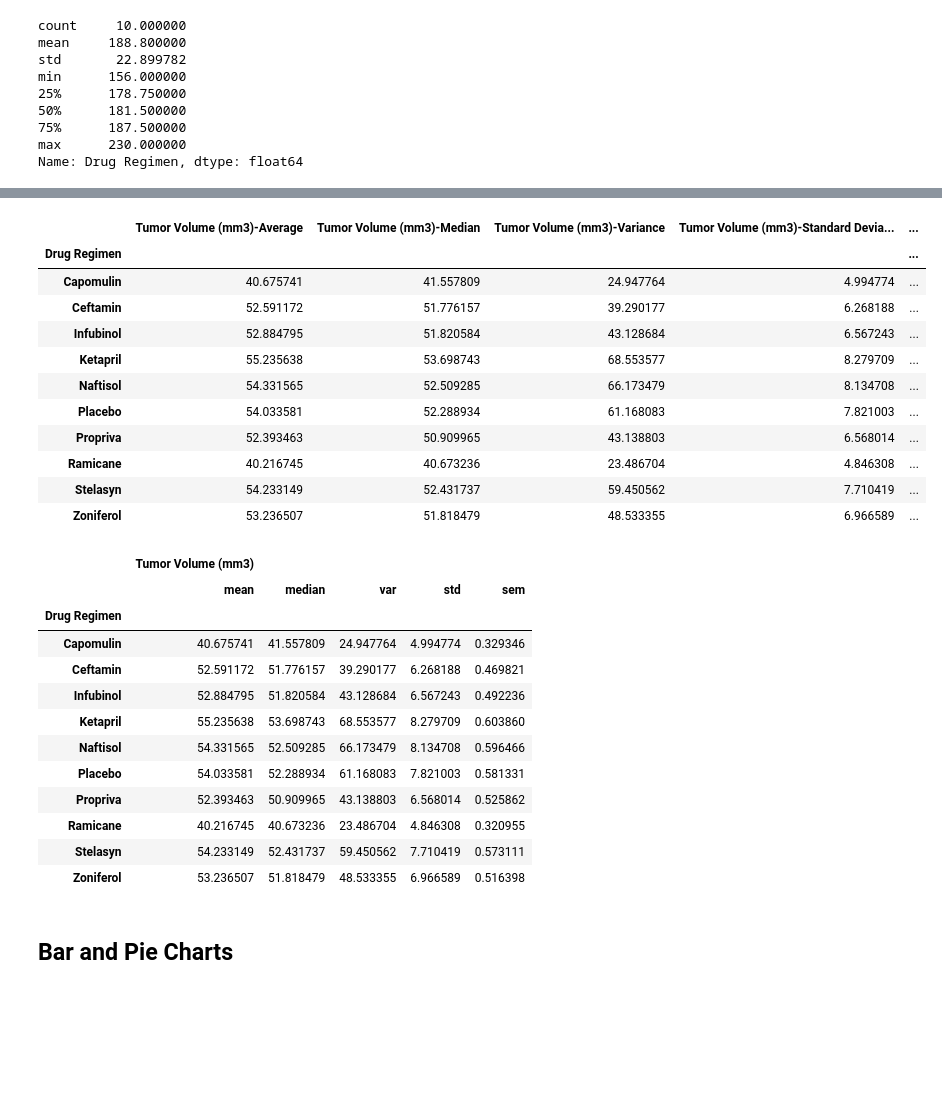
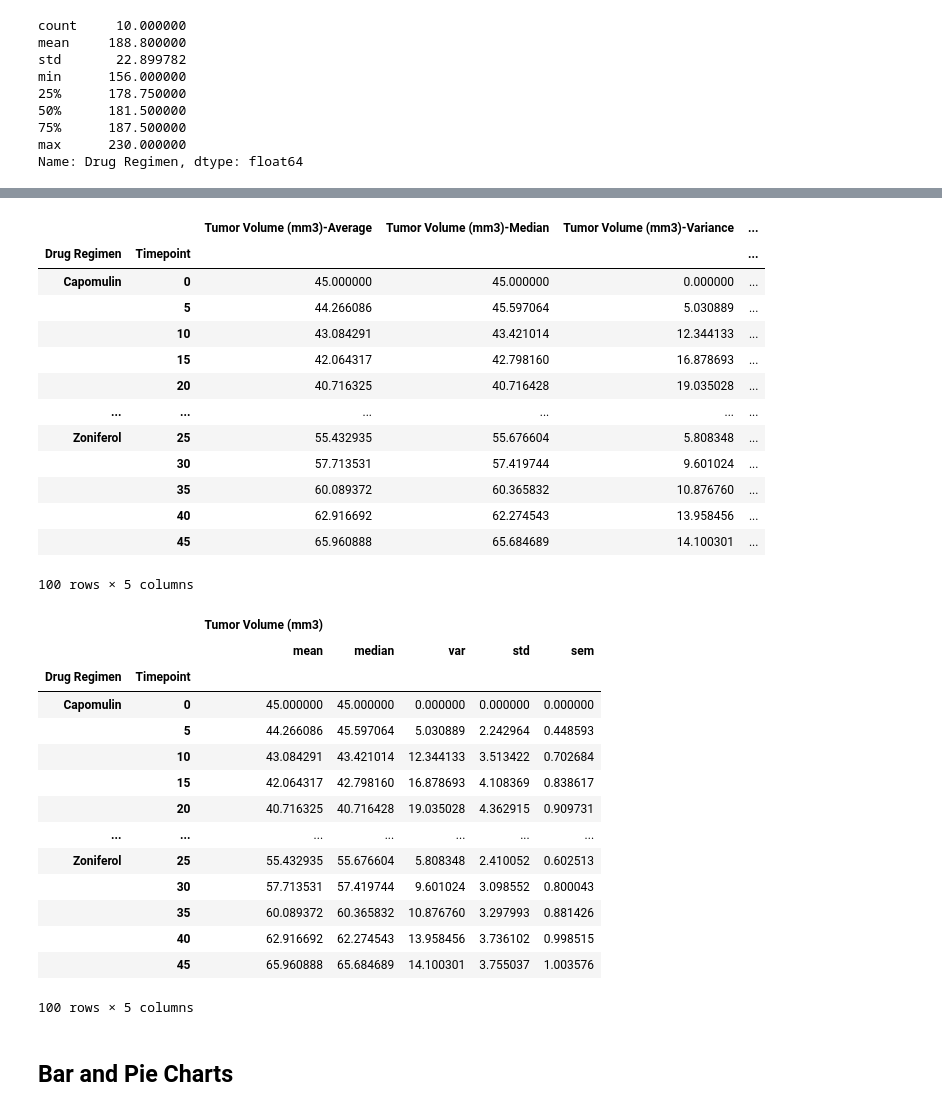
Before and after one commit to tommyjohnny36/matplotlib-challenge, a Jupyter notebook: pymaceuticals_starter.ipynb, the cells around one changed output, grey strips where cells are left out. Saved outputs shown, nothing was run; the diff lists cells and outputs as text; code cells hidden in the pictures; blank space fills up the shorter version.

```diff
--- a/pymaceuticals_starter.ipynb
+++ b/pymaceuticals_starter.ipynb
@@ -122,7 +128,8 @@ min      156.000000
 max      230.000000
 Name: Drug Regimen, dtype: float64
 # %%
-grouped_regimen_df = clean_complete_df.groupby(['Drug Regimen'])
+# Store the Mean Tumor Volume Data Grouped by Drug and Timepoint
+grouped_regimen_df = clean_complete_df.groupby(['Drug Regimen', 'Timepoint'])
 
-grouped_regimen_df.count().head(10)
+grouped_regimen_df.head(10)
 # %% [output]
@@ -158,26 +161,28 @@ tumor_sem = grouped_regimen_df['Tumor Volume (mm3)'].sem()
 # %%
-regimen_stat_summary = pd.DataFrame({
+regimen_summary_df = pd.DataFrame({
     "Tumor Volume (mm3)-Average": tumor_avg,
     "Tumor Volume (mm3)-Median": tumor_median,
     "Tumor Volume (mm3)-Variance": tumor_var,
     "Tumor Volume (mm3)-Standard Deviation": tumor_std,
-    "Tumor Volume (mm3)-Sum of Errors": tumor_sem
+    "Tumor Volume (mm3)-Standard Error": tumor_sem
 })
 
-regimen_stat_summary
+regimen_summary_df
 # %% [output]
-|  | Tumor Volume (mm3)-Average | Tumor Volume (mm3)-Median | Tumor Volume (mm3)-Variance | Tumor Volume (mm3)-Standard Devia... | ... |
-| Drug Regimen |  |  |  |  | ... |
-| Capomulin | 40.675741 | 41.557809 | 24.947764 | 4.994774 | ... |
-| Ceftamin | 52.591172 | 51.776157 | 39.290177 | 6.268188 | ... |
-| Infubinol | 52.884795 | 51.820584 | 43.128684 | 6.567243 | ... |
-| Ketapril | 55.235638 | 53.698743 | 68.553577 | 8.279709 | ... |
-| Naftisol | 54.331565 | 52.509285 | 66.173479 | 8.134708 | ... |
-| Placebo | 54.033581 | 52.288934 | 61.168083 | 7.821003 | ... |
-| Propriva | 52.393463 | 50.909965 | 43.138803 | 6.568014 | ... |
-| Ramicane | 40.216745 | 40.673236 | 23.486704 | 4.846308 | ... |
-| Stelasyn | 54.233149 | 52.431737 | 59.450562 | 7.710419 | ... |
-| Zoniferol | 53.236507 | 51.818479 | 48.533355 | 6.966589 | ... |
+|  |  | Tumor Volume (mm3)-Average | Tumor Volume (mm3)-Median | Tumor Volume (mm3)-Variance | ... |
+| Drug Regimen | Timepoint |  |  |  | ... |
+| Capomulin | 0 | 45.000000 | 45.000000 | 0.000000 | ... |
+|  | 5 | 44.266086 | 45.597064 | 5.030889 | ... |
+|  | 10 | 43.084291 | 43.421014 | 12.344133 | ... |
+|  | 15 | 42.064317 | 42.798160 | 16.878693 | ... |
+|  | 20 | 40.716325 | 40.716428 | 19.035028 | ... |
+| ... | ... | ... | ... | ... | ... |
+| Zoniferol | 25 | 55.432935 | 55.676604 | 5.808348 | ... |
+|  | 30 | 57.713531 | 57.419744 | 9.601024 | ... |
+|  | 35 | 60.089372 | 60.365832 | 10.876760 | ... |
+|  | 40 | 62.916692 | 62.274543 | 13.958456 | ... |
+|  | 45 | 65.960888 | 65.684689 | 14.100301 | ... |
+100 rows × 5 columns
 # %%
 # Generate a summary statistics table of mean, median, variance, standard deviation, and SEM of the tumor volume for each regimen
 
@@ -187,19 +192,21 @@ single_sum_stat_line = grouped_regimen_df.agg({'Tumor Volume (mm3)' : ['mean', '
 
 single_sum_stat_line
 # %% [output]
-|  | Tumor Volume (mm3) |  |  |  |  |
-|  | mean | median | var | std | sem |
-| Drug Regimen |  |  |  |  |  |
-| Capomulin | 40.675741 | 41.557809 | 24.947764 | 4.994774 | 0.329346 |
-| Ceftamin | 52.591172 | 51.776157 | 39.290177 | 6.268188 | 0.469821 |
-| Infubinol | 52.884795 | 51.820584 | 43.128684 | 6.567243 | 0.492236 |
-| Ketapril | 55.235638 | 53.698743 | 68.553577 | 8.279709 | 0.603860 |
-| Naftisol | 54.331565 | 52.509285 | 66.173479 | 8.134708 | 0.596466 |
-| Placebo | 54.033581 | 52.288934 | 61.168083 | 7.821003 | 0.581331 |
-| Propriva | 52.393463 | 50.909965 | 43.138803 | 6.568014 | 0.525862 |
-| Ramicane | 40.216745 | 40.673236 | 23.486704 | 4.846308 | 0.320955 |
-| Stelasyn | 54.233149 | 52.431737 | 59.450562 | 7.710419 | 0.573111 |
-| Zoniferol | 53.236507 | 51.818479 | 48.533355 | 6.966589 | 0.516398 |
+|  |  | Tumor Volume (mm3) |  |  |  |  |
+|  |  | mean | median | var | std | sem |
+| Drug Regimen | Timepoint |  |  |  |  |  |
+| Capomulin | 0 | 45.000000 | 45.000000 | 0.000000 | 0.000000 | 0.000000 |
+|  | 5 | 44.266086 | 45.597064 | 5.030889 | 2.242964 | 0.448593 |
+|  | 10 | 43.084291 | 43.421014 | 12.344133 | 3.513422 | 0.702684 |
+|  | 15 | 42.064317 | 42.798160 | 16.878693 | 4.108369 | 0.838617 |
+|  | 20 | 40.716325 | 40.716428 | 19.035028 | 4.362915 | 0.909731 |
+| ... | ... | ... | ... | ... | ... | ... |
+| Zoniferol | 25 | 55.432935 | 55.676604 | 5.808348 | 2.410052 | 0.602513 |
+|  | 30 | 57.713531 | 57.419744 | 9.601024 | 3.098552 | 0.800043 |
+|  | 35 | 60.089372 | 60.365832 | 10.876760 | 3.297993 | 0.881426 |
+|  | 40 | 62.916692 | 62.274543 | 13.958456 | 3.736102 | 0.998515 |
+|  | 45 | 65.960888 | 65.684689 | 14.100301 | 3.755037 | 1.003576 |
+100 rows × 5 columns
 # %% [markdown]
 ## Bar and Pie Charts
 # %%
```
Also changed, not shown: parts of 13 cells of this notebook.
